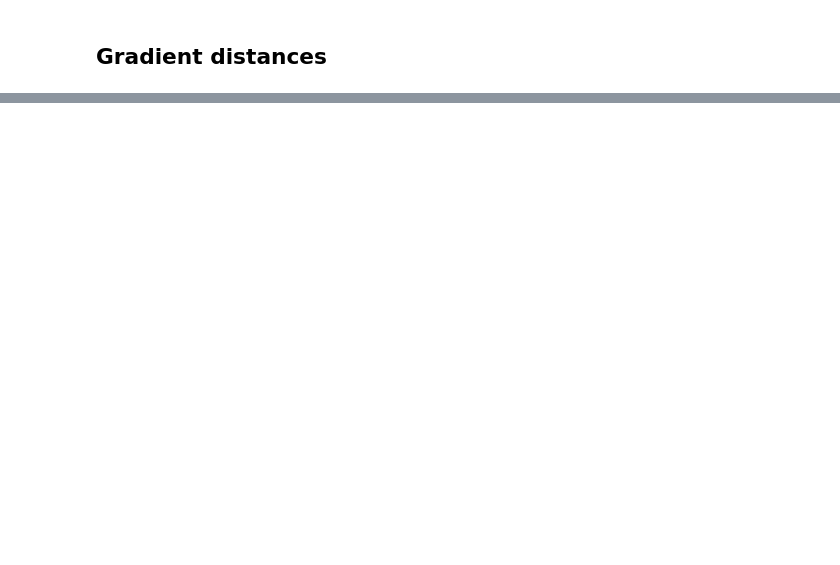
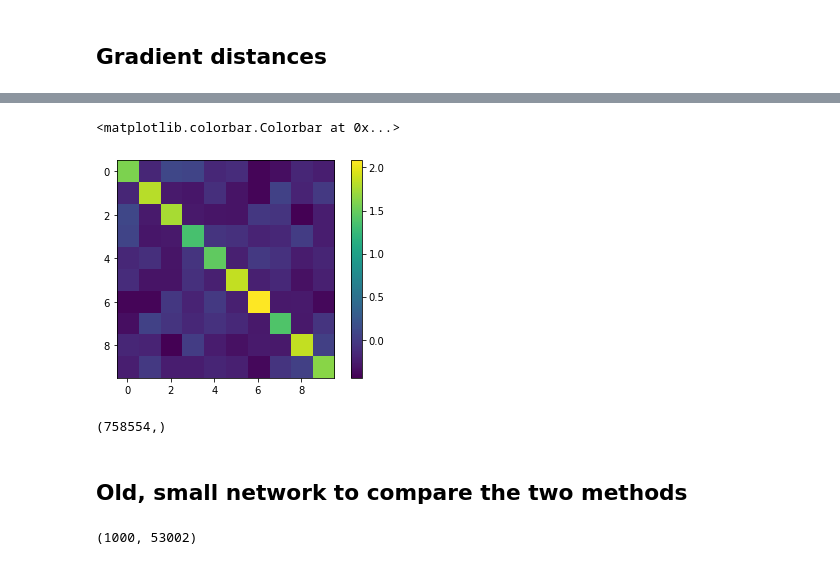
Before and after one commit to mooselumph/gradient-features, a Jupyter notebook: app/haiku_gradients.ipynb, the cells around one changed output, grey strips where cells are left out. Drawn from its saved outputs; the diff is of its cells as text; code cells hidden in the pictures; blank space fills up the shorter version.

```diff
--- a/app/haiku_gradients.ipynb
+++ b/app/haiku_gradients.ipynb
@@ -265,0 +463,10 @@ plt.colorbar()
+# %%
+# jit
+func = all_points_in_batch(loss, params)
+seq = hk.PRNGSequence(42)
+def get_keys(seq, num_keys):
+    return jnp.array([next(seq) for i in range(num_keys)])
+keys = get_keys(seq, 200)
+# %%
+compute_final_features = all_points_in_batch(loss, params)
+final_features = compute_final_features(keys, batch)
@@ -265,0 +475,4 @@ plt.colorbar()
+# %%
+final_features = final_features*jnp.sqrt(1./200)
+# %%
+distances = avg_sim(final_features, batch['label'], list(range(10)), hk.PRNGSequence(42))
@@ -265,0 +490,6 @@ plt.colorbar()
+# %%
+plt.imshow(distances)
+plt.colorbar()
+# %% [output]
+<matplotlib.colorbar.Colorbar at 0x...>
+[figure, added]
@@ -265,0 +498,6 @@ plt.colorbar()
+# %%
+jnp.concatenate([jnp.reshape(elt, -1) for elt in flattened_params], axis=0).shape
+# %% [output]
+(758554,)
+# %% [markdown]
+## Old, small network to compare the two methods
@@ -265,0 +514,4 @@ plt.colorbar()
+# %%
+flattened.shape
+# %% [output]
+(1000, 53002)
```
Also changed, not shown: parts of 55 cells of this notebook.
